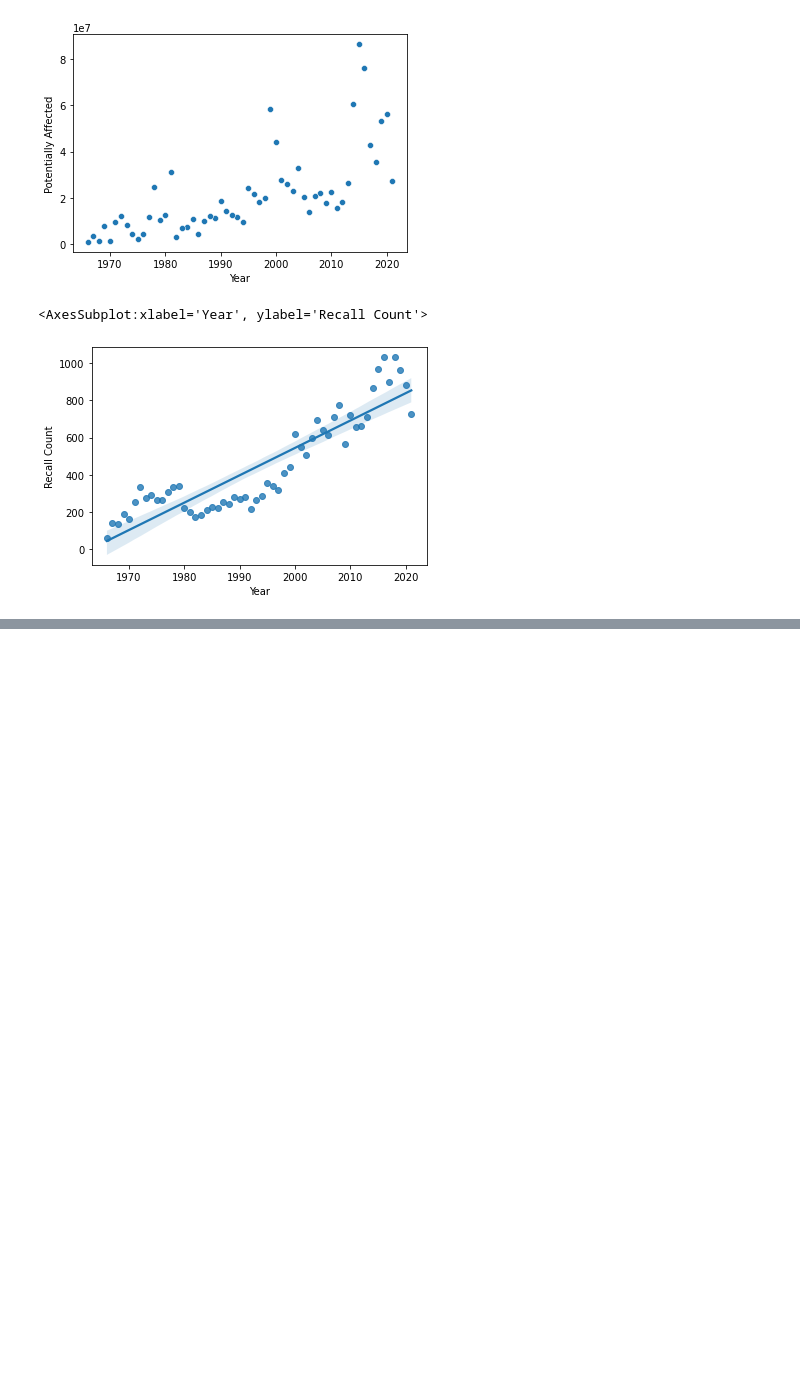
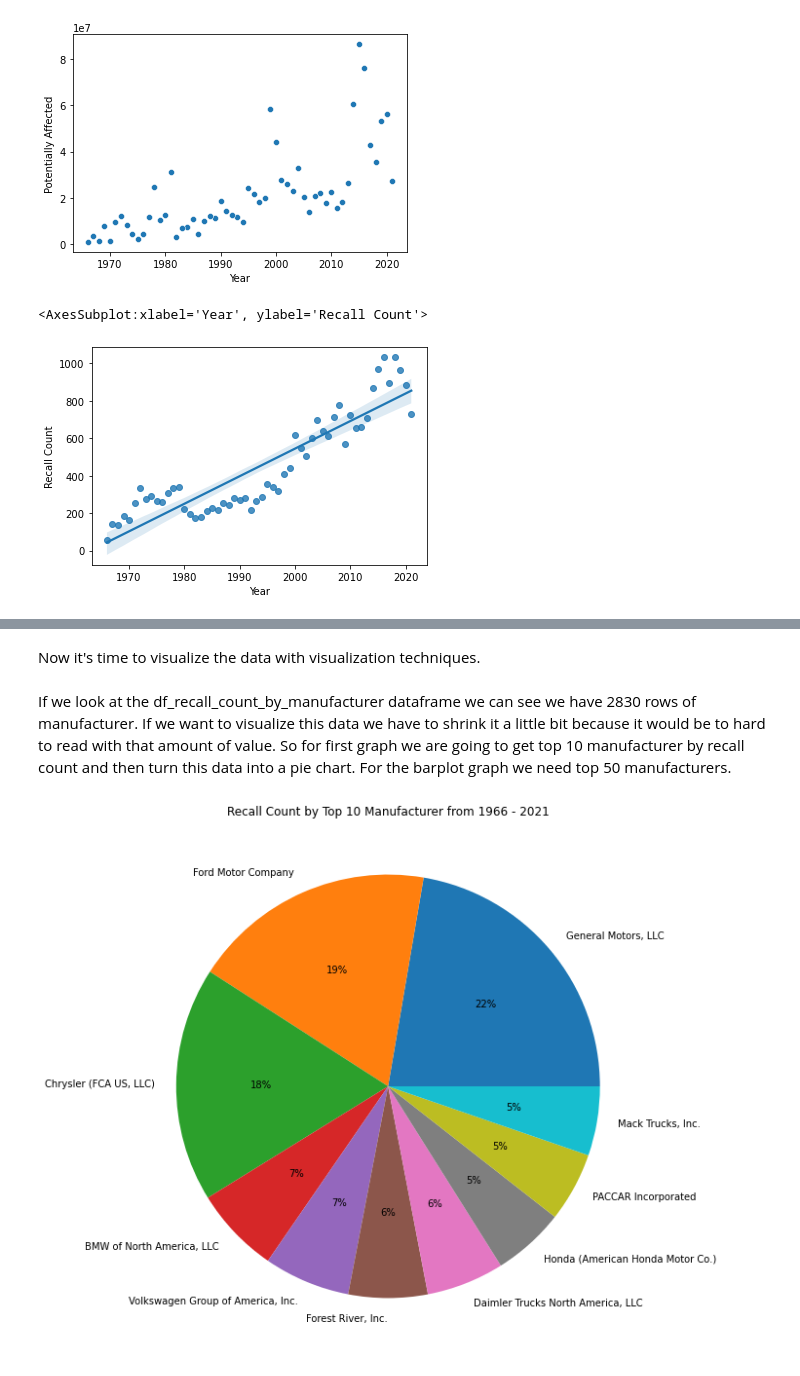
Before and after one commit to ekarbeyaz/nhtsa-recalls-data-manipulation, a Jupyter notebook: Script - Recalls.ipynb, the cells around one changed output, grey strips where cells are left out. Drawn from its saved outputs; the diff is of its cells as text; code cells hidden in the pictures; blank space fills up the shorter version.

```diff
--- a/Script - Recalls.ipynb
+++ b/Script - Recalls.ipynb
@@ -179,0 +188,6 @@ sns.regplot(x="Year", y="Recall Count", data=df_recall_count_with_affected)
+# %%
+# Let's group the data by "Manufacturer" column and add aggregation function to calculate recall count and total amount of potentially affected vehicles.
+# And then sort the values by descending order by "Manufacturer" column.
+df_recall_count_by_manufacturer = df_na_droppped.groupby('Manufacturer').agg({'NHTSA ID': 'count', 'Potentially Affected': 'sum'}).reset_index().sort_values(by='NHTSA ID', ascending=False)
+df_recall_count_by_manufacturer.rename(columns={'NHTSA ID': 'Recall Count'}, inplace=True)
+df_recall_count_by_manufacturer
@@ -183,0 +212,14 @@ df_recall_count_with_affected.to_csv(pwd+"\\Years_Output_csv.csv", index=False)
+# %% [markdown]
+Now it's time to visualize the data with visualization techniques.
+# %% [markdown]
+If we look at the df_recall_count_by_manufacturer dataframe we can see we have 2830 rows of manufacturer. If we want to visualize this data we have to shrink it a little bit because it would be to hard to read with that amount of value. So for first graph we are going to get top 10 manufacturer by recall count and then turn this data into a pie chart. For the barplot graph we need top 50 manufacturers.
+# %%
+df_recall_top_10 = df_recall_count_by_manufacturer.iloc[:10]
+df_recall_top_50 = df_recall_count_by_manufacturer.iloc[:50]
+
+colors = sns.color_palette()
+plt.figure(figsize=(10,10))
+plt.title("Recall Count by Top 10 Manufacturer from 1966 - 2021")
+plt.pie(x=df_recall_top_10['Recall Count'], labels=df_recall_top_10['Manufacturer'], colors=colors, autopct='%.0f%%');
+# %% [output]
+[figure, added]
```
Also changed, not shown: parts of 9 cells of this notebook.
